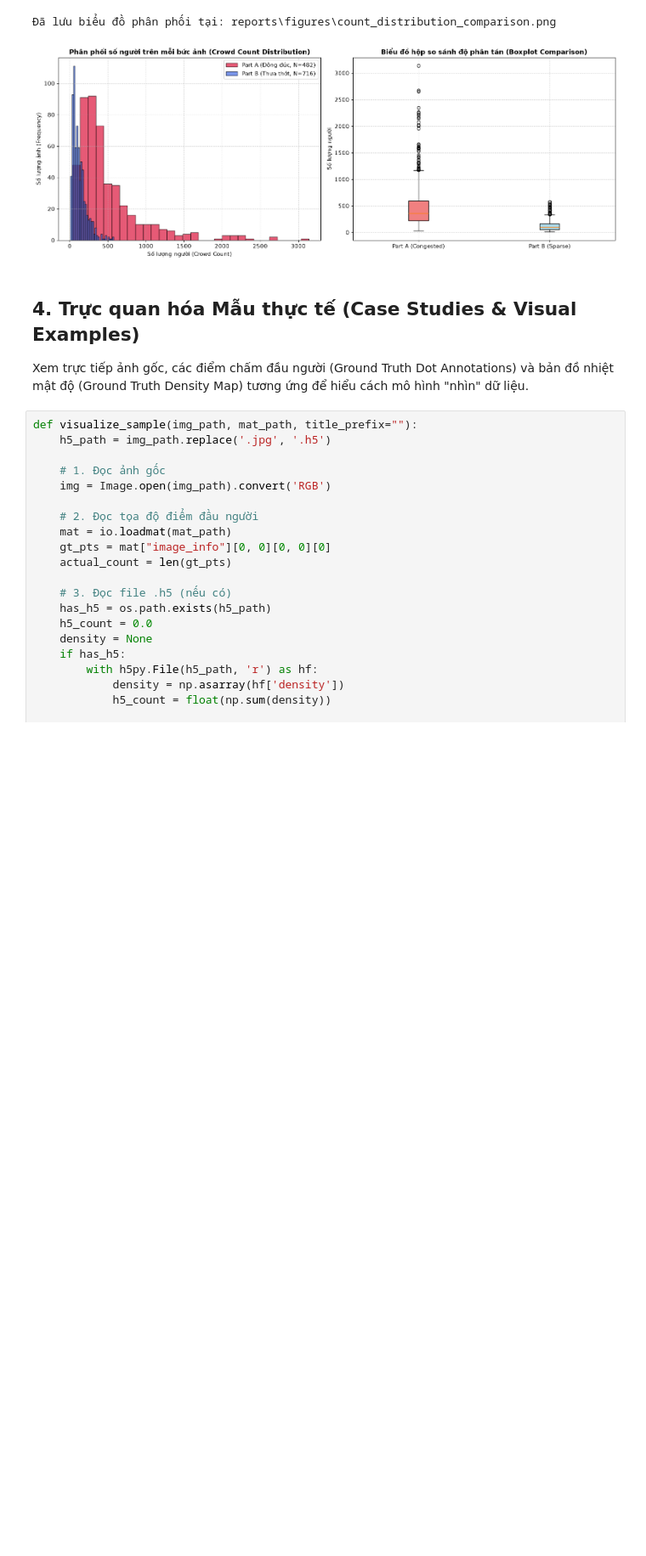
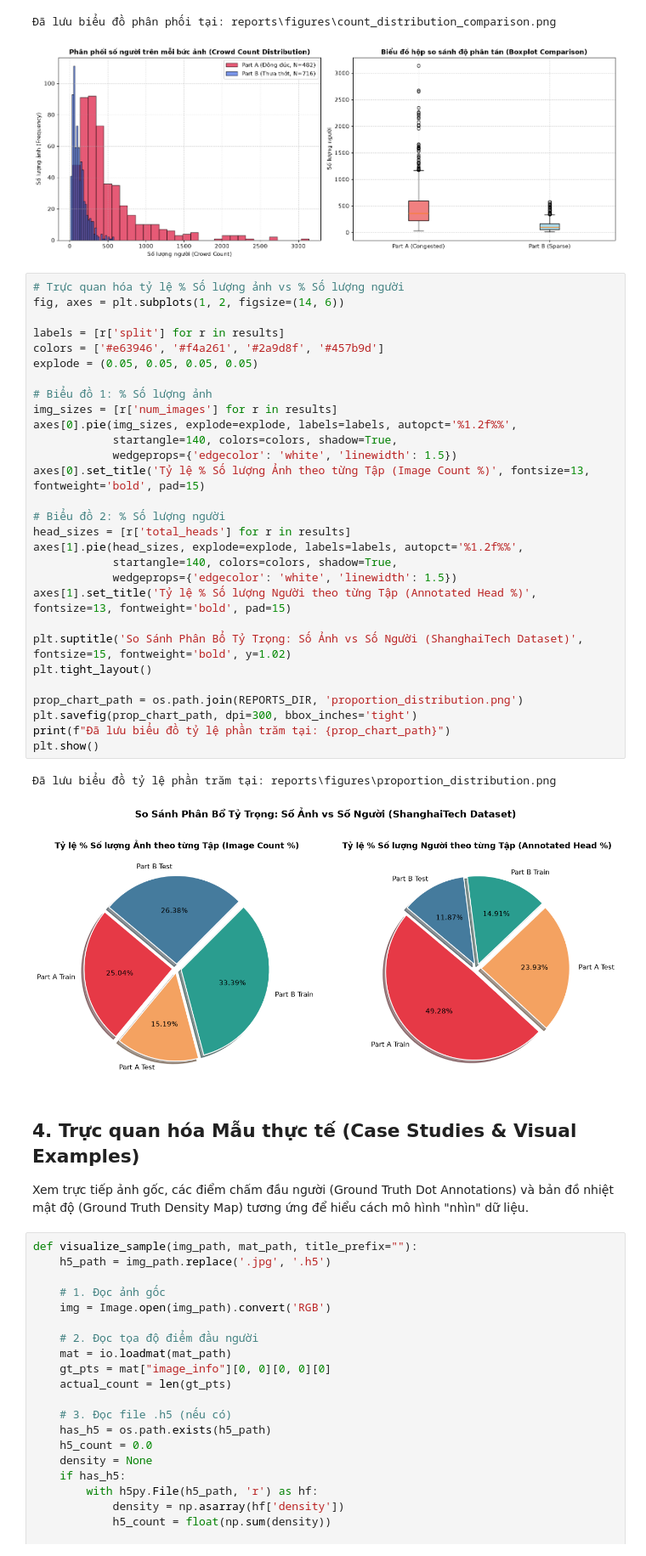
Before and after one commit to nang14mu/crowd-counting-csrnet, a Jupyter notebook: eda_dataset.ipynb, the cells around one changed output. Shown at 85% size. Drawn from its saved outputs; the diff is of its cells as text; blank space fills up the shorter version.

Commit message:
feat: add dataset proportion percentage calculation and distribution charts

```diff
--- a/eda_dataset.ipynb
+++ b/eda_dataset.ipynb
@@ -136,6 +177,38 @@ plt.show()
 # %% [output]
 Đã lưu biểu đồ phân phối tại: reports\figures\count_distribution_comparison.png
 [figure]
+# %%
+# Trực quan hóa tỷ lệ % Số lượng ảnh vs % Số lượng người
+fig, axes = plt.subplots(1, 2, figsize=(14, 6))
+
+labels = [r['split'] for r in results]
+colors = ['#e63946', '#f4a261', '#2a9d8f', '#457b9d']
+explode = (0.05, 0.05, 0.05, 0.05)
+
+# Biểu đồ 1: % Số lượng ảnh
+img_sizes = [r['num_images'] for r in results]
+axes[0].pie(img_sizes, explode=explode, labels=labels, autopct='%1.2f%%',
+            startangle=140, colors=colors, shadow=True,
+            wedgeprops={'edgecolor': 'white', 'linewidth': 1.5})
+axes[0].set_title('Tỷ lệ % Số lượng Ảnh theo từng Tập (Image Count %)', fontsize=13, fontweight='bold', pad=15)
+
+# Biểu đồ 2: % Số lượng người
+head_sizes = [r['total_heads'] for r in results]
+axes[1].pie(head_sizes, explode=explode, labels=labels, autopct='%1.2f%%',
+            startangle=140, colors=colors, shadow=True,
+            wedgeprops={'edgecolor': 'white', 'linewidth': 1.5})
+axes[1].set_title('Tỷ lệ % Số lượng Người theo từng Tập (Annotated Head %)', fontsize=13, fontweight='bold', pad=15)
+
+plt.suptitle('So Sánh Phân Bổ Tỷ Trọng: Số Ảnh vs Số Người (ShanghaiTech Dataset)', fontsize=15, fontweight='bold', y=1.02)
+plt.tight_layout()
+
+prop_chart_path = os.path.join(REPORTS_DIR, 'proportion_distribution.png')
+plt.savefig(prop_chart_path, dpi=300, bbox_inches='tight')
+print(f"Đã lưu biểu đồ tỷ lệ phần trăm tại: {prop_chart_path}")
+plt.show()
+# %% [output]
+Đã lưu biểu đồ tỷ lệ phần trăm tại: reports\figures\proportion_distribution.png
+[figure, added]
 # %% [markdown]
 ## 4. Trực quan hóa Mẫu thực tế (Case Studies & Visual Examples)
 Xem trực tiếp ảnh gốc, các điểm chấm đầu người (Ground Truth Dot Annotations) và bản đồ nhiệt mật độ (Ground Truth Density Map) tương ứng để hiểu cách mô hình "nhìn" dữ liệu.
```
Also changed, not shown: parts of 3 cells of this notebook, 1 other file.
